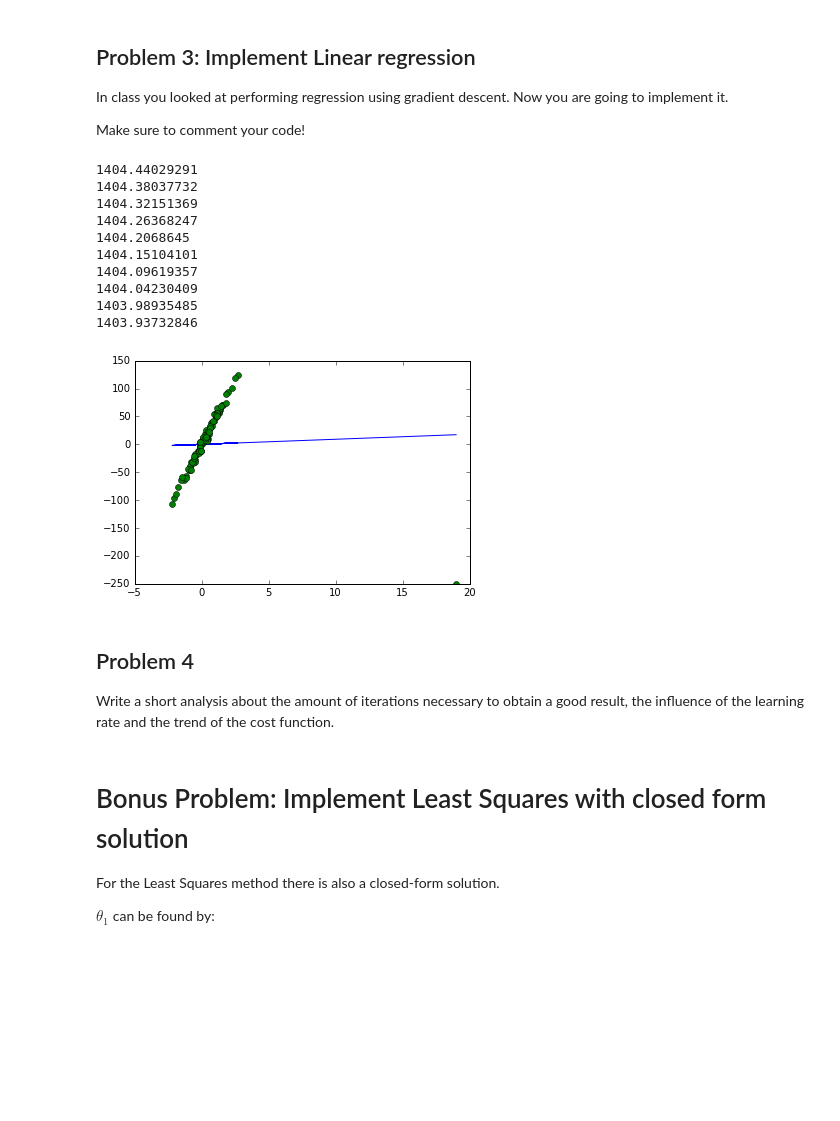
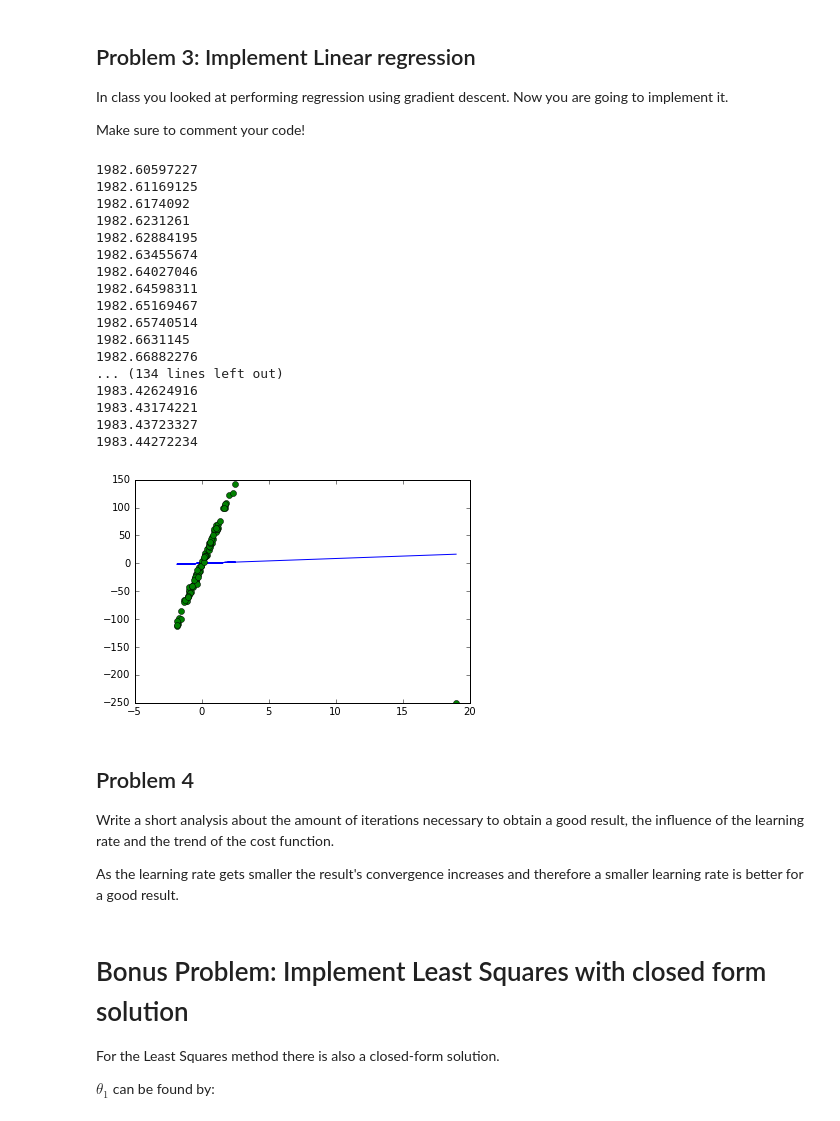
Before and after one commit to dovalioglu/MachineLearning, a Jupyter notebook: Programming Assignments/1-assignment.ipynb, the cells around one changed output. Saved outputs shown, nothing was run; the diff lists cells and outputs as text; code cells hidden in the pictures; blank space fills up the shorter version.

```diff
--- a/Programming Assignments/1-assignment.ipynb
+++ b/Programming Assignments/1-assignment.ipynb
@@ -136,54 +136,64 @@ def cost_function(x_predict,y):
 #Create a function that returns the gradient values, given h(x_predict), y and x:
 def compute_gradient(x_predict,y, x):
     m = y.shape[0]
-    a = theta0 - alpha * (1/m) * np.sum(np.subtract(x_predict, y))
-    b = theta1 - alpha * (1/m) * np.sum(np.multiply(np.subtract(x_predict, y), x))
-    return a, b
+    a = theta0 - (alpha * (1.0/m) * np.sum(np.subtract(x_predict, y)))
+    b = theta1 - (alpha * (1.0/m) * np.sum(np.multiply(np.subtract(x_predict, y), x)))
+    gradient = (a, b)
+    return gradient
 # %%
 #These are some default parameters, see how playing with them affects the behavior
-alpha = 0.01
+alpha = 0.001
 theta0 = 0
 theta1 = 1
 x = np.transpose(x1)[0]
 y = y1
-iterations = 10
+iterations = 150
 #Fill in the stopcondition yourself
-stopcondition = 0.01
+stopcondition = 0.0000000000000001
 
 i = 0
 cost = 10
 #Try to save the output of the cost function at each iteration and plot it at the end
 while (i < iterations) and (cost > stopcondition):
     i = i +1
     #Put everything together here
     x_predict = prediction_function(x,theta0,theta1)
     gradient = compute_gradient(x_predict,y, x)
     a = theta0 - (alpha * gradient[0])
     b = theta1 - (alpha * gradient[1])
     theta0 = a
     theta1 = b
     cost = cost_function(x_predict, y)
     print cost
 
 plt.plot(x,prediction_function(x,theta0,theta1))
 plt.plot(x,y,'o')
 plt.show()
 # %% [output]
-1404.44029291
-1404.38037732
-1404.32151369
-1404.26368247
-1404.2068645
-1404.15104101
-1404.09619357
-1404.04230409
-1403.98935485
-1403.93732846
+1982.60597227
+1982.61169125
+1982.6174092
+1982.6231261
+1982.62884195
+1982.63455674
+1982.64027046
+1982.64598311
+1982.65169467
+1982.65740514
+1982.6631145
+1982.66882276
+... (134 lines left out)
+1983.42624916
+1983.43174221
+1983.43723327
+1983.44272234
-[figure, old version]
+[figure, new version]
 # %% [markdown]
 ## Problem 4
 
 Write a short analysis about the amount of iterations necessary to obtain a good result, the influence of the learning rate and the trend of the cost function.
+
+As the learning rate gets smaller the result's convergence increases and therefore a smaller learning rate is better for a good result.
 # %% [markdown]
 # Bonus Problem: Implement Least Squares with closed form solution
 
```
Also changed, not shown: parts of 3 cells of this notebook.
